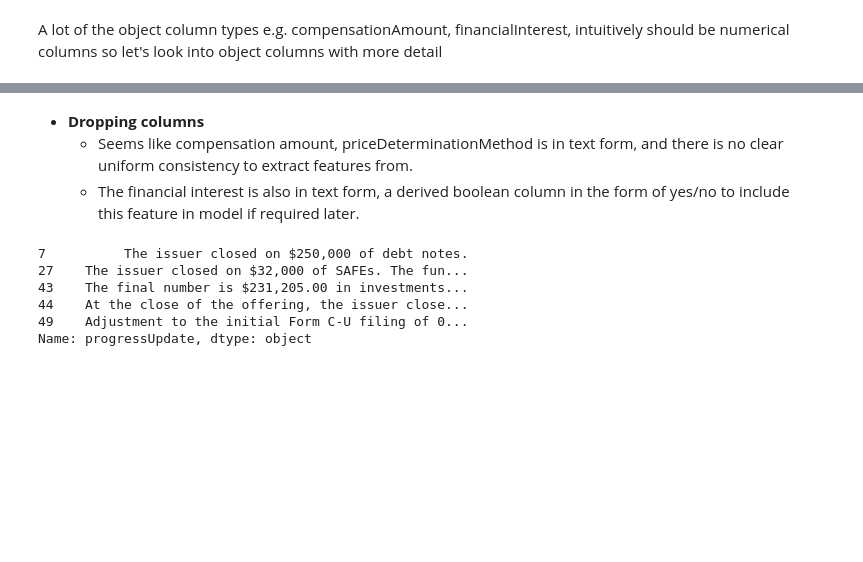
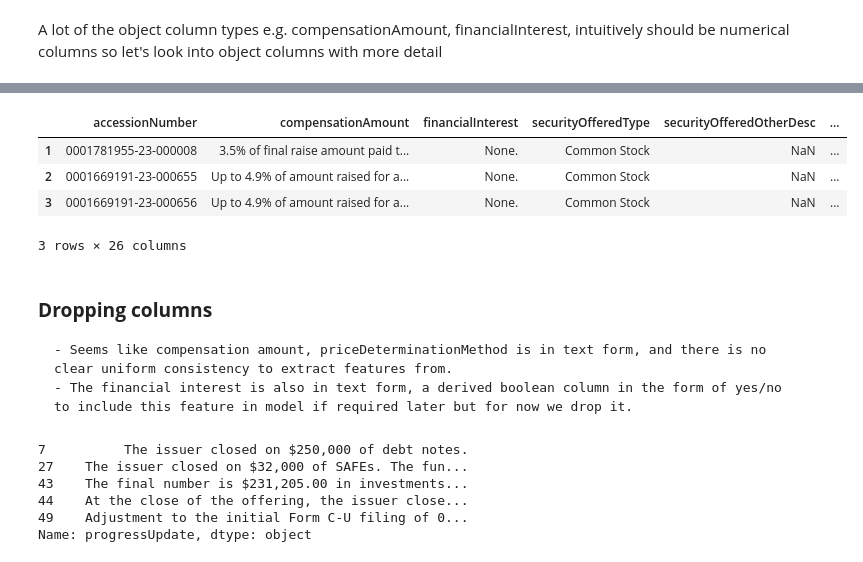
Before and after one commit to apsinghAnalytics/CrowdOfferingsStudy, a Jupyter notebook: DataCleaningAndEDA.ipynb, the cells around one changed output, grey strips where cells are left out. Drawn from its saved outputs; the diff is of its cells as text; code cells hidden in the pictures; blank space fills up the shorter version.

```diff
--- a/DataCleaningAndEDA.ipynb
+++ b/DataCleaningAndEDA.ipynb
@@ -62,7 +47,16 @@ df.select_dtypes(['object']).head(5)
+# %%
+filter_notna_selectedColumns= df[['compensationAmount', 'financialInterest']].notna().all(axis=1) #filtering rows where selected cols have non null values
+df[filter_notna_selectedColumns].select_dtypes(['object']).head(3)
+# %% [output]
+|  | accessionNumber | compensationAmount | financialInterest | securityOfferedType | securityOfferedOtherDesc | ... |
+| 1 | 0001781955-23-000008 | 3.5% of final raise amount paid t... | None. | Common Stock | NaN | ... |
+| 2 | 0001669191-23-000655 | Up to 4.9% of amount raised for a... | None. | Common Stock | NaN | ... |
+| 3 | 0001669191-23-000656 | Up to 4.9% of amount raised for a... | None. | Common Stock | NaN | ... |
+3 rows × 26 columns
 # %% [markdown]
-- **Dropping columns**
+### **Dropping columns**
     - Seems like compensation amount, priceDeterminationMethod is in text form, and there is no clear uniform consistency to extract features from.
-    - The financial interest is also in text form, a derived boolean column in the form of yes/no to include this feature in model if required later.
+    - The financial interest is also in text form, a derived boolean column in the form of yes/no to include this feature in model if required later but for now we drop it.
 # %%
 
 df.drop(columns=['compensationAmount','financialInterest'],axis=1, inplace=True)
```
Also changed, not shown: parts of 23 cells of this notebook.
